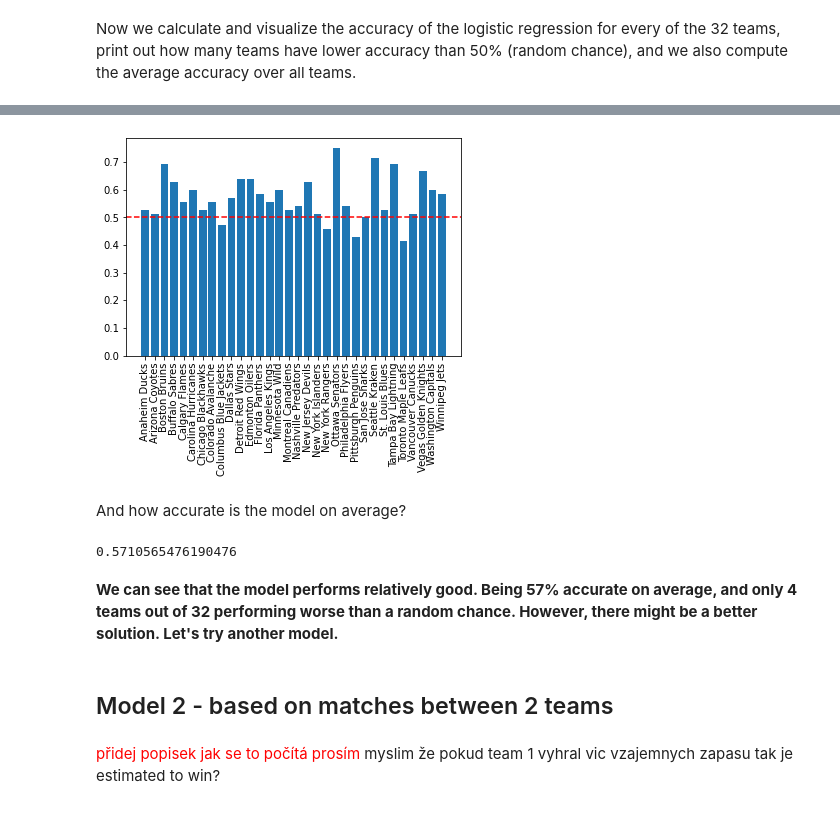
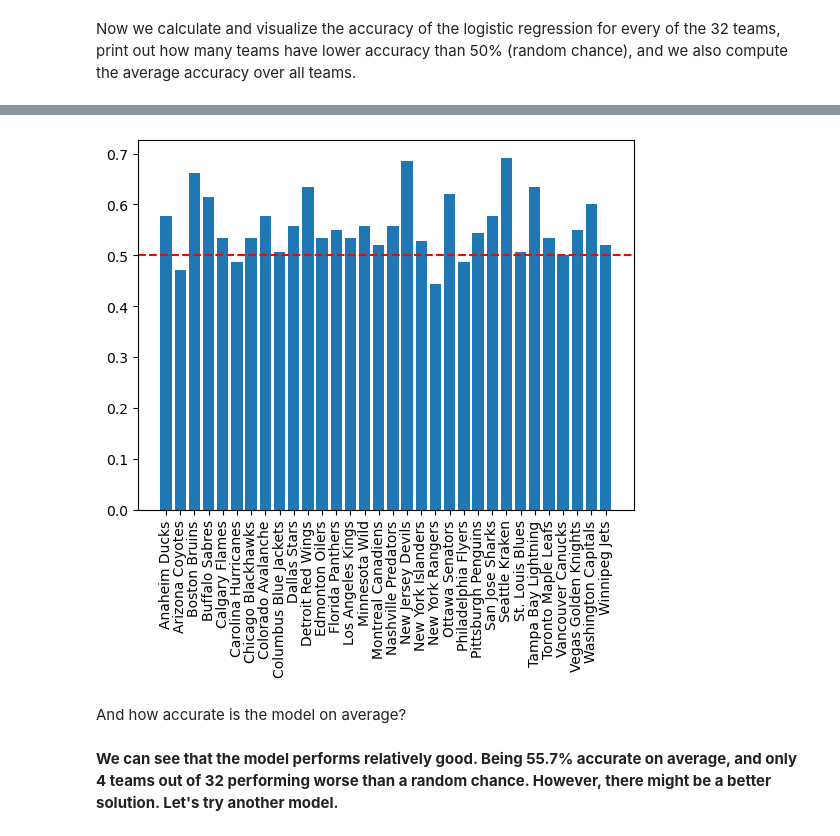
Before and after one commit to pajaKr/nhl_project, a Jupyter notebook: nhl_project.ipynb, the cells around one changed output, grey strips where cells are left out. Saved outputs shown, nothing was run; the diff lists cells and outputs as text; code cells hidden in the pictures.

```diff
--- a/nhl_project.ipynb
+++ b/nhl_project.ipynb
@@ -523,29 +755,25 @@ plt.show
 Now we calculate and visualize the accuracy of the logistic regression for every of the 32 teams, print out how many teams have lower accuracy than 50% (random chance), and we also compute the average accuracy over all teams.
 # %%
 #How accurate is the model for individual teams?
-accuracies = []
-accuracies_dict = {}
-for one_team in distinct_teams:
-    one_team_short = teams_dict[one_team]
-    matches_one_team = pd.read_csv(f'teams_final/{one_team_short}.csv')
-    matches_one_team = matches_one_team.drop(columns=['game_id', 'TOI','other_team'])
-    x = matches_one_team.iloc[:, 1:].values
-    y = matches_one_team.iloc[:, 0].values
-    X_train, X_test, y_train, y_test = train_test_split(x, y, test_size = 0.1, random_state = 0)
+accuracies_lr = []
+accuracies_dict_lr = {}
+for one_team_acc in distinct_teams:
+    one_team_short_acc = teams_dict[one_team_acc]
+    matches_one_team_acc = pd.read_csv(f'teams_final/{one_team_short_acc}.csv')
+    matches_one_team_acc = matches_one_team_acc.drop(columns=['game_id', 'TOI','other_team'])
+    x_acc = matches_one_team_acc.iloc[:, 1:].values
+    y_acc = matches_one_team_acc.iloc[:, 0].values
+    X_train_acc, X_test_acc, y_train_acc, y_test_acc = train_test_split(x_acc, y_acc, test_size = 0.20, random_state = 0)
 
-    scaler = StandardScaler()
-    X_train_stand = scaler.fit_transform(X_train[:,1:])
-    X_test_stand = scaler.transform(X_test[:,1:])
-    X_train_stand = np.insert(X_train_stand,0,X_train[:,0],axis=1)
-    X_test_stand = np.insert(X_test_stand,0,X_test[:,0],axis=1)
-    reg = LogisticRegression(max_iter = 400)
-    reg.fit(X_train, y_train)
-    y_pred = reg.predict(X_test)
-    score = accuracy_score(y_test, y_pred)
-    accuracies.append(score)
-    accuracies_dict[one_team] = score
+    reg_acc = LogisticRegression(max_iter = 400)
+    reg_acc.fit(X_train_acc, y_train_acc)
+    y_pred_acc = reg_acc.predict(X_test_acc)
+    score_acc = accuracy_score(y_test_acc, y_pred_acc)
+    accuracies_lr.append(score_acc)
+    accuracies_dict_lr[one_team_acc] = round(score_acc,3)
 
 
-print(accuracies_dict)
-print(sum(acc < 0.5 for acc in accuracies), "teams have lower accuracy than 50%") #4 teams out of 32 have lower then 0.5 accuracy
+print(accuracies_dict_lr)
+print(sum(acc < 0.5 for acc in accuracies_lr), "teams have lower accuracy than 50%")
+#4 teams out of 32 have lower then 0.5 accuracy
 # %% [output]
@@ -554,19 +809,11 @@ print(sum(acc < 0.5 for acc in accuracies), "teams have lower accuracy than 50%"
 # %%
-plt.bar(*zip(*accuracies_dict.items()))
+plt.bar(*zip(*accuracies_dict_lr.items()))
 plt.xticks(rotation='vertical')
 plt.axhline(y= 0.5,color='red', linestyle ='dashed')
 plt.show()
 # %% [output]
-[figure, old version]
+[figure, new version]
 # %% [markdown]
 And how accurate is the model on average?
-# %%
-mean(accuracies) #the model is 57% accurate, on average
-# %% [output]
-0.5710565476190476
 # %% [markdown]
-<b>We can see that the model performs relatively good. Being 57% accurate on average, and only 4 teams out of 32 performing worse than a random chance. However, there might be a better solution. Let's try another model.</b>
+<b>We can see that the model performs relatively good. Being 55.7% accurate on average, and only 4 teams out of 32 performing worse than a random chance. However, there might be a better solution. Let's try another model.</b>
-# %% [markdown]
-## Model 2 - based on matches between 2 teams
-# %% [markdown]
-<span style="color:red">přidej popisek jak se to počítá prosím</span> myslim že pokud team 1 vyhral vic vzajemnych zapasu tak je estimated to win?
```
Also changed, not shown: parts of 131 cells of this notebook.
